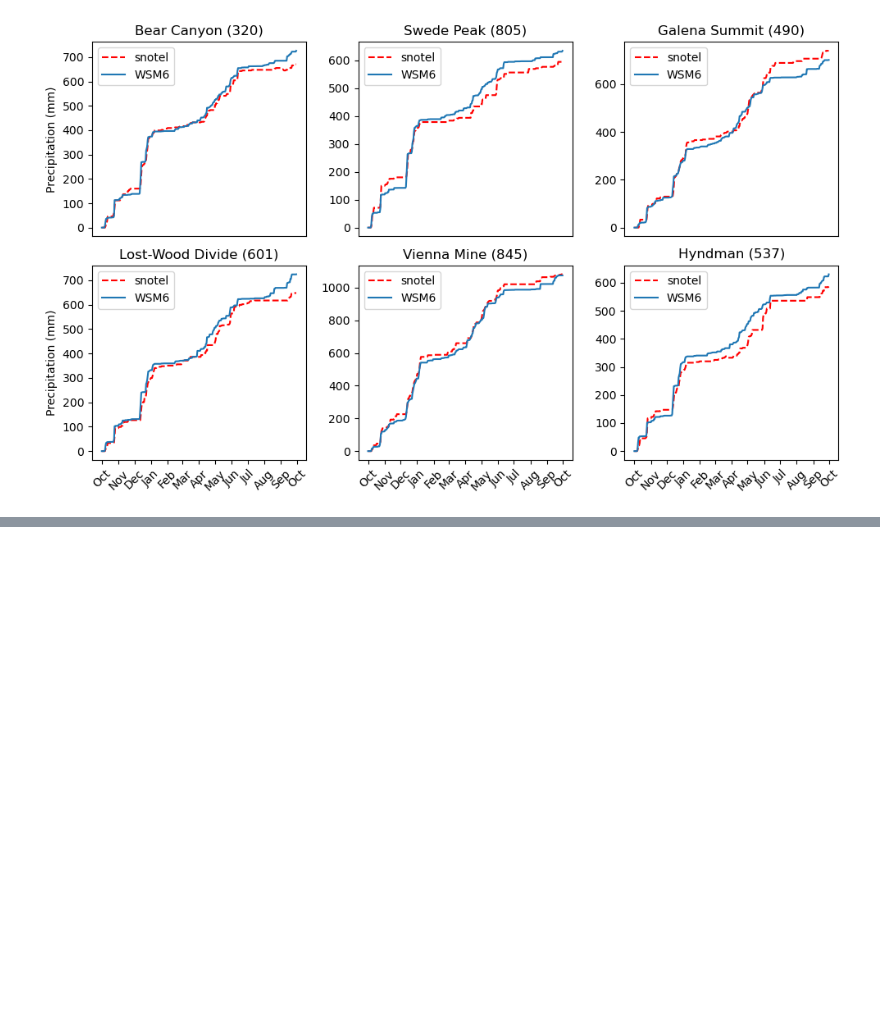
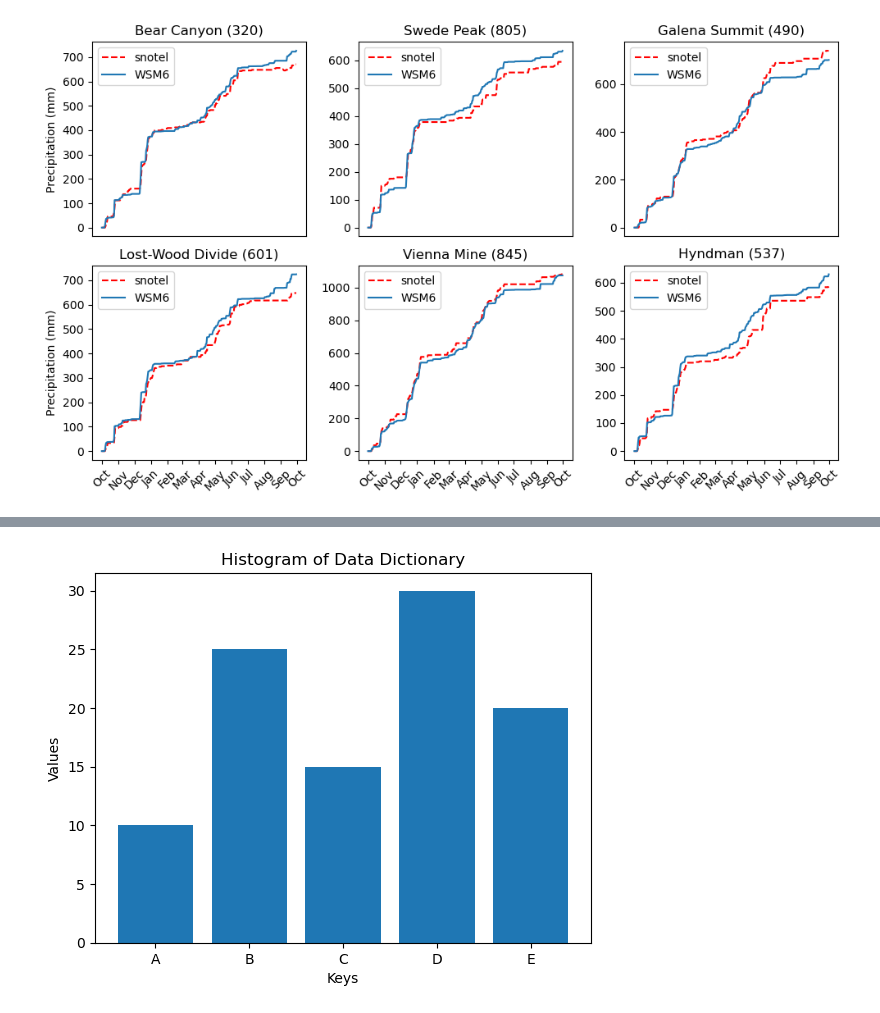
Before and after one commit to stanleyakor1/Python-tutorial, a Jupyter notebook: wrf-python/WY_2022_ANALYSIS.ipynb, the cells around one changed output, grey strips where cells are left out. Saved outputs shown, nothing was run; the diff lists cells and outputs as text; code cells hidden in the pictures; blank space fills up the shorter version.

```diff
--- a/wrf-python/WY_2022_ANALYSIS.ipynb
+++ b/wrf-python/WY_2022_ANALYSIS.ipynb
@@ -34,0 +71,28 @@ plot_wrf_domain(d01_path, d02_path)
+# %%
+import matplotlib.pyplot as plt
+
+# Example data dictionary
+data = {
+    'A': 10,
+    'B': 25,
+    'C': 15,
+    'D': 30,
+    'E': 20
+}
+
+# Extract keys and values from the dictionary
+keys = list(data.keys())
+values = list(data.values())
+
+# Create a histogram
+plt.bar(keys, values)
+
+# Add labels and title
+plt.xlabel('Keys')
+plt.ylabel('Values')
+plt.title('Histogram of Data Dictionary')
+
+# Display the plot
+plt.show()
+# %% [output]
+[figure, added]
```
Also changed, not shown: parts of 16 cells of this notebook, 1 other file.
